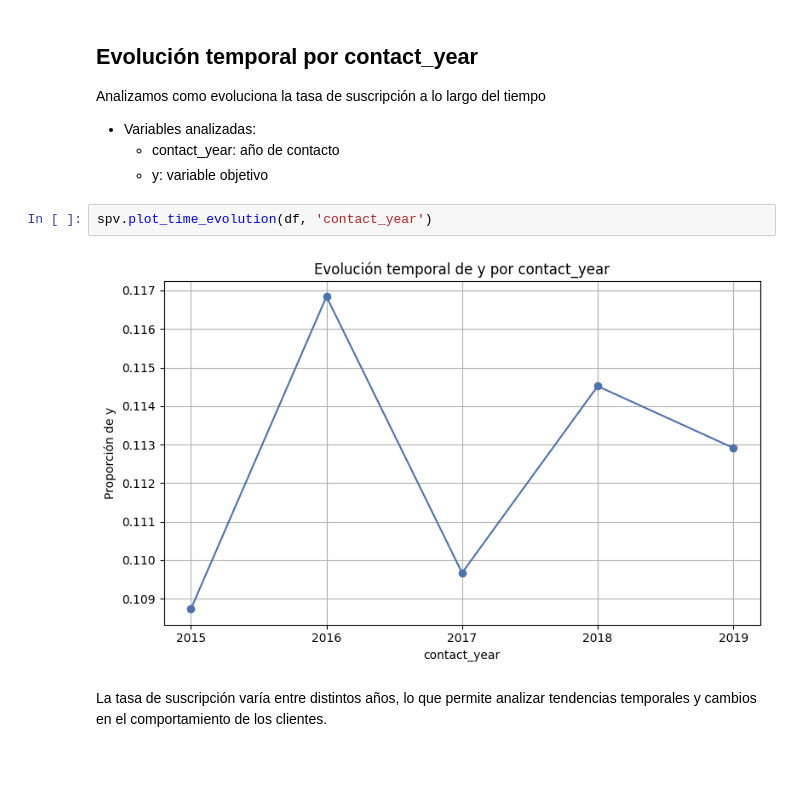
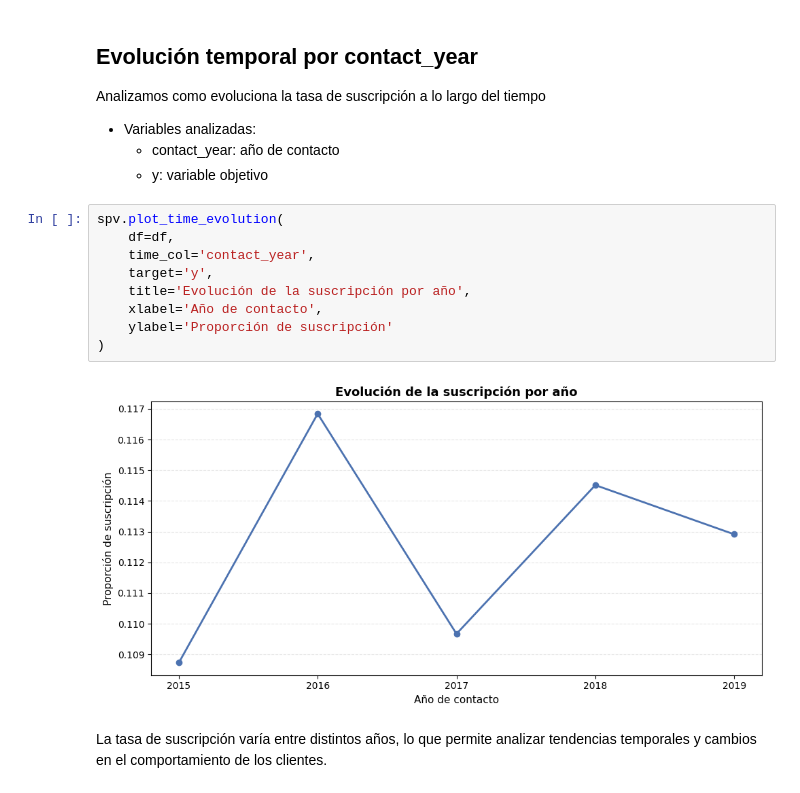
Before and after one commit to Krystiian5/bank_marketing, a Jupyter notebook: notebooks/04.eda_descriptivo_bank.ipynb, the cells around one changed output. Saved outputs shown, nothing was run; the diff lists cells and outputs as text; blank space fills up the shorter version.

```diff
--- a/notebooks/04.eda_descriptivo_bank.ipynb
+++ b/notebooks/04.eda_descriptivo_bank.ipynb
@@ -146,9 +178,16 @@ Analizamos como evoluciona la tasa de suscripción a lo largo del tiempo
     - contact_year: año de contacto
     - y: variable objetivo
 # %%
-spv.plot_time_evolution(df, 'contact_year')
+spv.plot_time_evolution(
+    df=df,
+    time_col='contact_year',
+    target='y',
+    title='Evolución de la suscripción por año',
+    xlabel='Año de contacto',
+    ylabel='Proporción de suscripción'
+)
 # %% [output]
-[figure, old version]
+[figure, new version]
 # %% [markdown]
 La tasa de suscripción varía entre distintos años, lo que permite analizar tendencias temporales y cambios en el comportamiento de los clientes.
 # %% [markdown]
```
Also changed, not shown: parts of 13 cells of this notebook, 3 other files.
